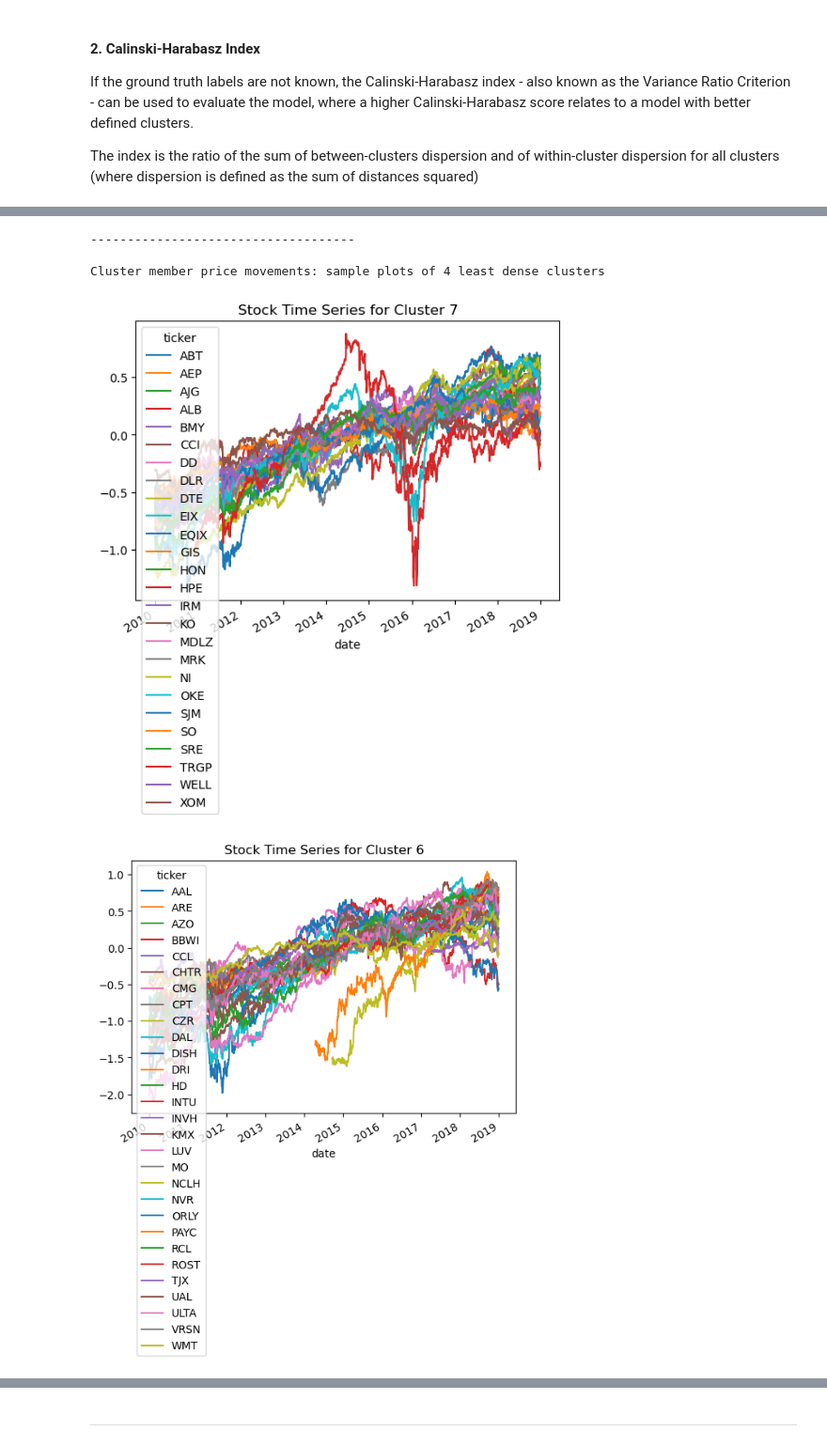
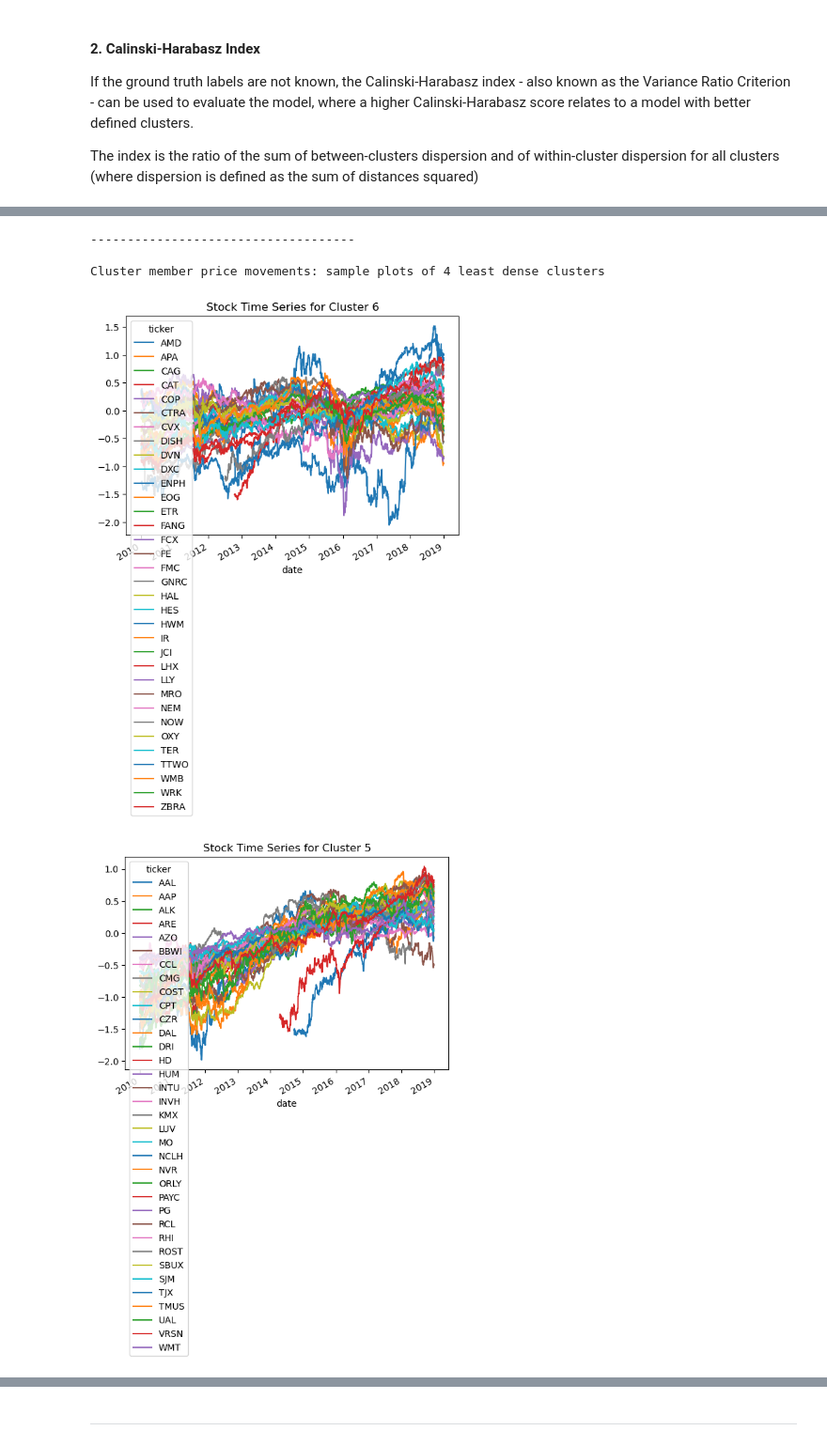
Before and after one commit to kuntojirohan/pairs-trading, a Jupyter notebook: experiments/EDA_ratios_data.ipynb, the cells around one changed output, grey strips where cells are left out. Shown at 94% size. Drawn from its saved outputs; the diff is of its cells as text; code cells hidden in the pictures.

```diff
--- a/experiments/EDA_ratios_data.ipynb
+++ b/experiments/EDA_ratios_data.ipynb
@@ -303,6 +365,6 @@ As we can see from the above heatmaps, the principal components computed by the
 Train a K-means with a pre-defined number of clusters - 11, which follows the sector breakdown based on the GICS norms specified by MSCI. S&P 500 uses the same classification rules.
 # %%
 # Standardise data for clustering
-ratios_5y_final_norm_df = std_normalise_data(ratios_5y_final_df)
-ratios_5y_final_norm_df.head()
+ratios_final_norm_df = std_normalise_data(ratios_final_df)
+ratios_final_norm_df.head()
 # %% [output]
@@ -392,3 +454,5 @@ def plot_elbow_curve(data = pd.DataFrame(), k_min: int=2, k_max: int=50, init: s
     plt.show()
 
     return knee.knee
+
+elbow_point_k = plot_elbow_curve(data=ratios_final_norm_df, k_min=3, k_max=25)
@@ -395,2 +461,0 @@ def plot_elbow_curve(data = pd.DataFrame(), k_min: int=2, k_max: int=50, init: s
-# %%
-elbow_point_k = plot_elbow_curve(data=ratios_5y_final_norm_df, k_min=3, k_max=20)
@@ -404,8 +466,8 @@ We'll pick k=10 and fit K-means model on our data.
 # %%
 k_final = elbow_point_k # we get this value from Elbow test
 km_final = KMeans(n_clusters = k_final, init='k-means++', max_iter=20000, n_init=10, random_state=1500)
-km_final = km_final.fit(ratios_5y_final_norm_df)
-km_final_clusters_df = pd.DataFrame(index=ratios_5y_final_norm_df.index, columns=['cluster', 'sector'])
+km_final = km_final.fit(ratios_final_norm_df)
+km_final_clusters_df = pd.DataFrame(index=ratios_final_norm_df.index, columns=['cluster', 'sector'])
 km_final_clusters_df['cluster'] = km_final.labels_
 km_final_clusters_df['sector'] = [sp500_comp_profile_df[sp500_comp_profile_df.ticker == tkr]['sector'].values[0] for tkr in km_final_clusters_df.index]
 km_final_clusters_df.cluster.value_counts()
@@ -552,7 +616,7 @@ def km_final_plots(data, k: int, labels):
     print('Cluster member price movements: sample plots of 4 least dense clusters\n')
     plot_cluster_members(labels_df)
 
-km_final_plots(ratios_5y_final_norm_df, k_final, labels=km_final.labels_)
+km_final_plots(ratios_final_norm_df, k_final, labels=km_final.labels_)
 # %% [output]
 ------------------------------------
 
@@ -565,5 +629,5 @@ Cluster counts bar chart
 ------------------------------------
 
 Cluster member price movements: sample plots of 4 least dense clusters
-[figure, old version]
+[figure, new version]
-[figure, old version]
+[figure, new version]
```
Also changed, not shown: parts of 47 cells of this notebook.
